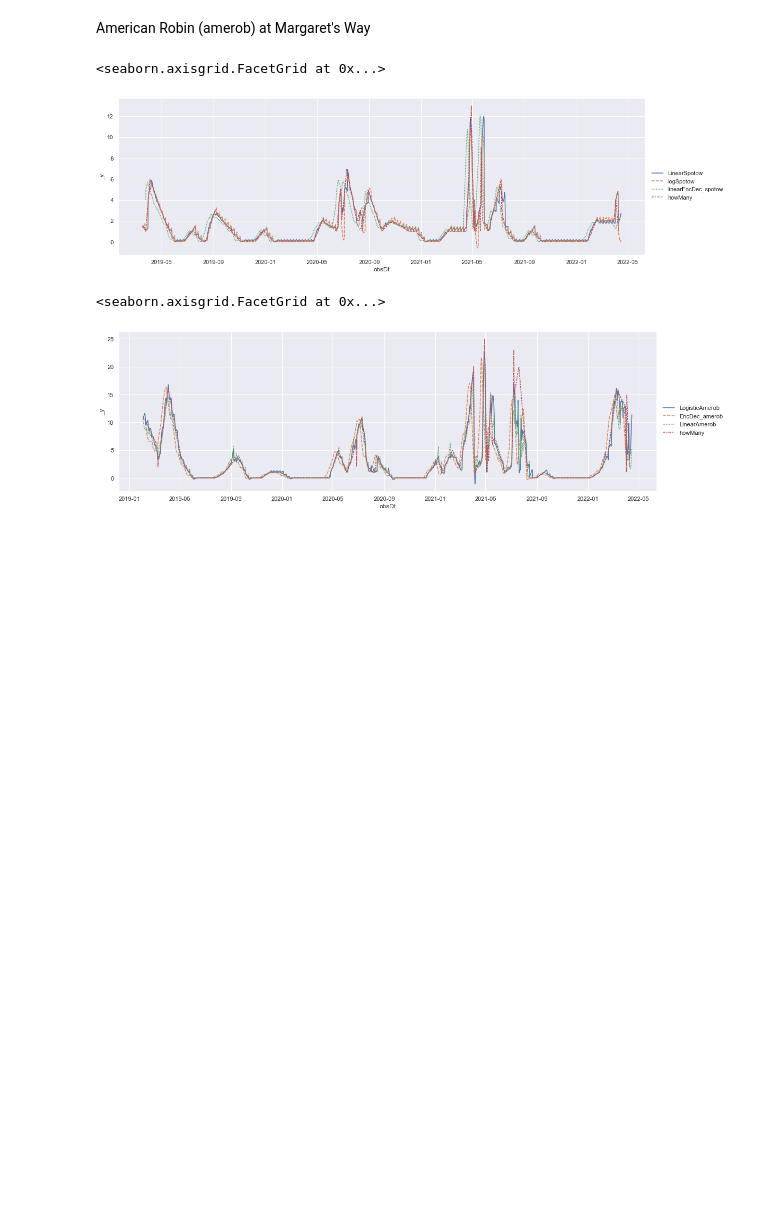
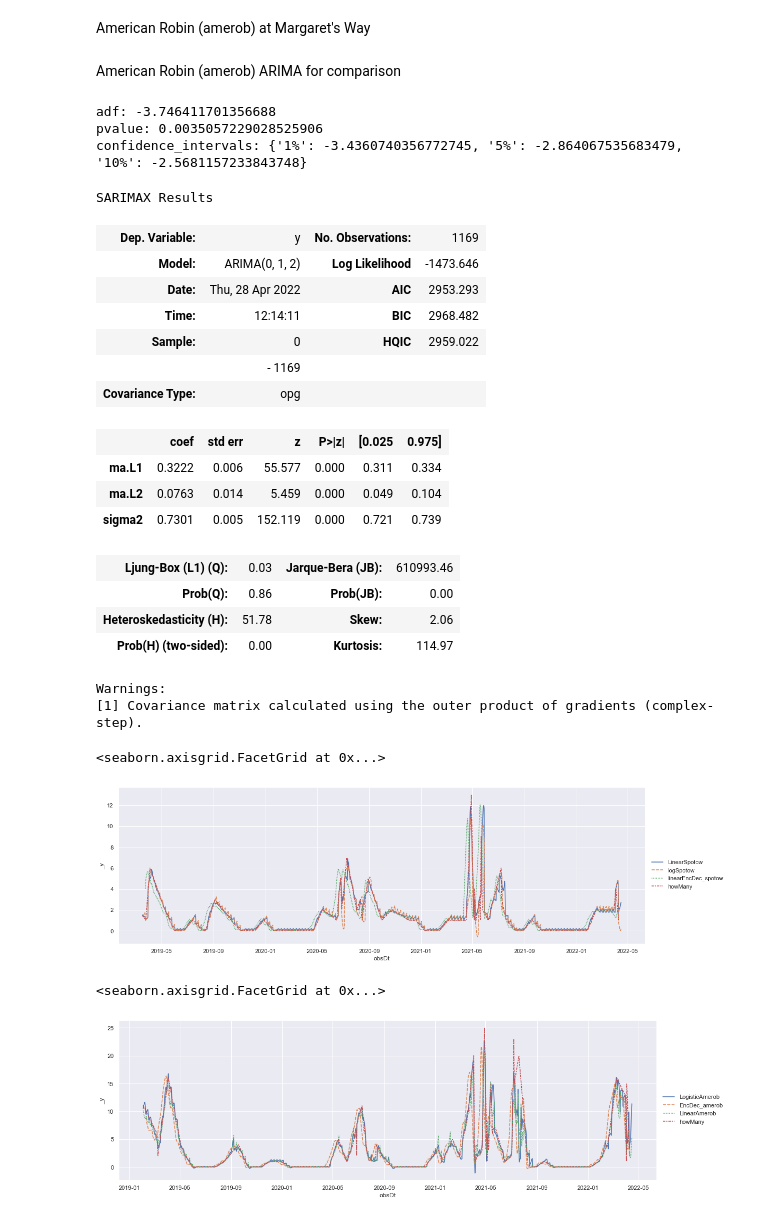
Before and after one commit to Tanag3r/trailheadDirect_birds, a Jupyter notebook: lstm_analysis.ipynb, the cells around one changed output. Cells and saved outputs as stored; diff of their text form; code cells hidden in the pictures; blank space fills up the shorter version.

```diff
--- a/lstm_analysis.ipynb
+++ b/lstm_analysis.ipynb
@@ -339,3 +323,5 @@ amerobComparison.set_index(keys='obsDt',inplace=True)
 # %%
 ##TODO #94 build three-week forecasting method on top of LSTM model
 ##TODO #96 visualize results of the LSTM models
+# %% [markdown]
+American Robin (amerob) ARIMA for comparison
@@ -341,0 +331,32 @@ amerobComparison.set_index(keys='obsDt',inplace=True)
+# %%
+adfTest = adfuller(amerob_marWay.values)
+print(f'adf: {adfTest[0]}')
+print(f'pvalue: {adfTest[1]}')
+print(f'confidence_intervals: {adfTest[4]}')
+# %% [output]
+adf: -3.746411701356688
+pvalue: 0.0035057229028525906
+confidence_intervals: {'1%': -3.4360740356772745, '5%': -2.864067535683479, '10%': -2.5681157233843748}
+# %%
+arima_model = ARIMA(amerob_marWay.values,order=(0,1,2))
+fit_armimaModel = arima_model.fit()
+fit_armimaModel.summary()
+# %% [output]
+SARIMAX Results
+| Dep. Variable: | y | No. Observations: | 1169 |
+| Model: | ARIMA(0, 1, 2) | Log Likelihood | -1473.646 |
+| Date: | Thu, 28 Apr 2022 | AIC | 2953.293 |
+| Time: | 12:14:11 | BIC | 2968.482 |
+| Sample: | 0 | HQIC | 2959.022 |
+|  | - 1169 |  |  |
+| Covariance Type: | opg |  |  |
+|  | coef | std err | z | P>|z| | [0.025 | 0.975] |
+| ma.L1 | 0.3222 | 0.006 | 55.577 | 0.000 | 0.311 | 0.334 |
+| ma.L2 | 0.0763 | 0.014 | 5.459 | 0.000 | 0.049 | 0.104 |
+| sigma2 | 0.7301 | 0.005 | 152.119 | 0.000 | 0.721 | 0.739 |
+| Ljung-Box (L1) (Q): | 0.03 | Jarque-Bera (JB): | 610993.46 |
+| Prob(Q): | 0.86 | Prob(JB): | 0.00 |
+| Heteroskedasticity (H): | 51.78 | Skew: | 2.06 |
+| Prob(H) (two-sided): | 0.00 | Kurtosis: | 114.97 |
+Warnings:
+[1] Covariance matrix calculated using the outer product of gradients (complex-step).
```
Also changed, not shown: parts of 4 cells of this notebook.
